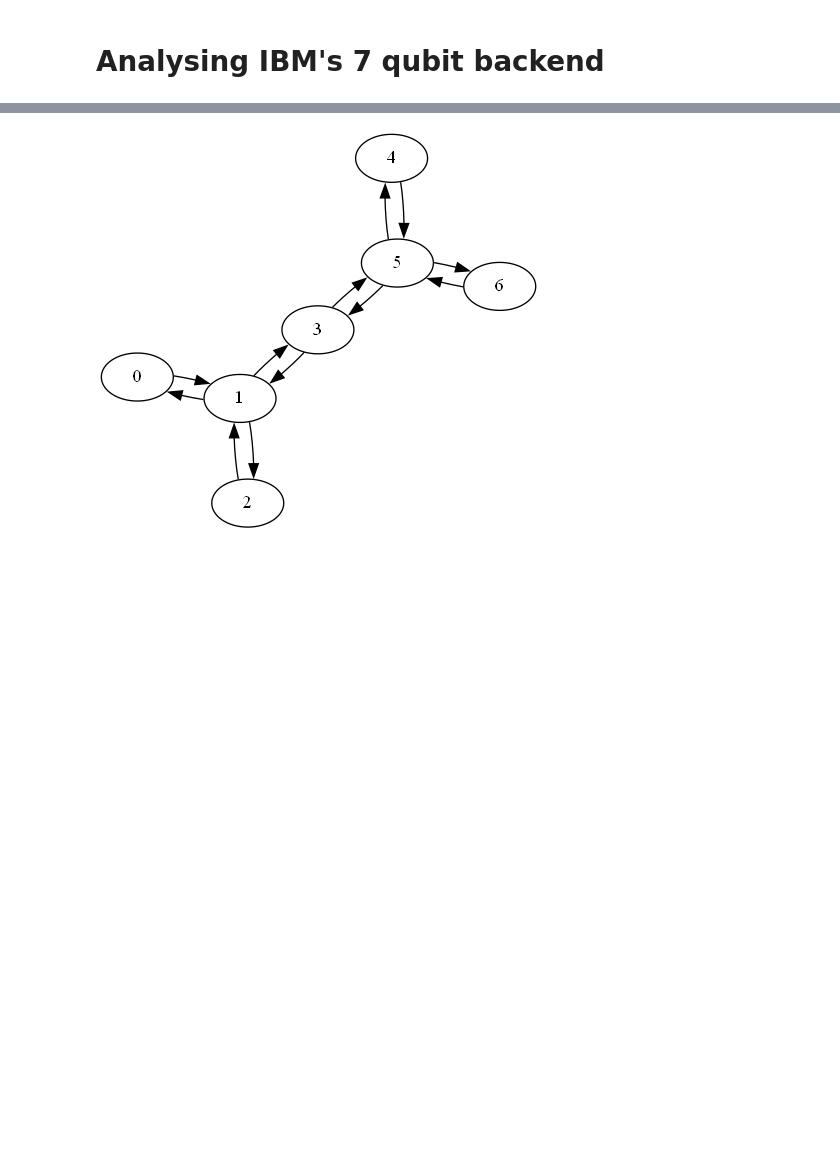
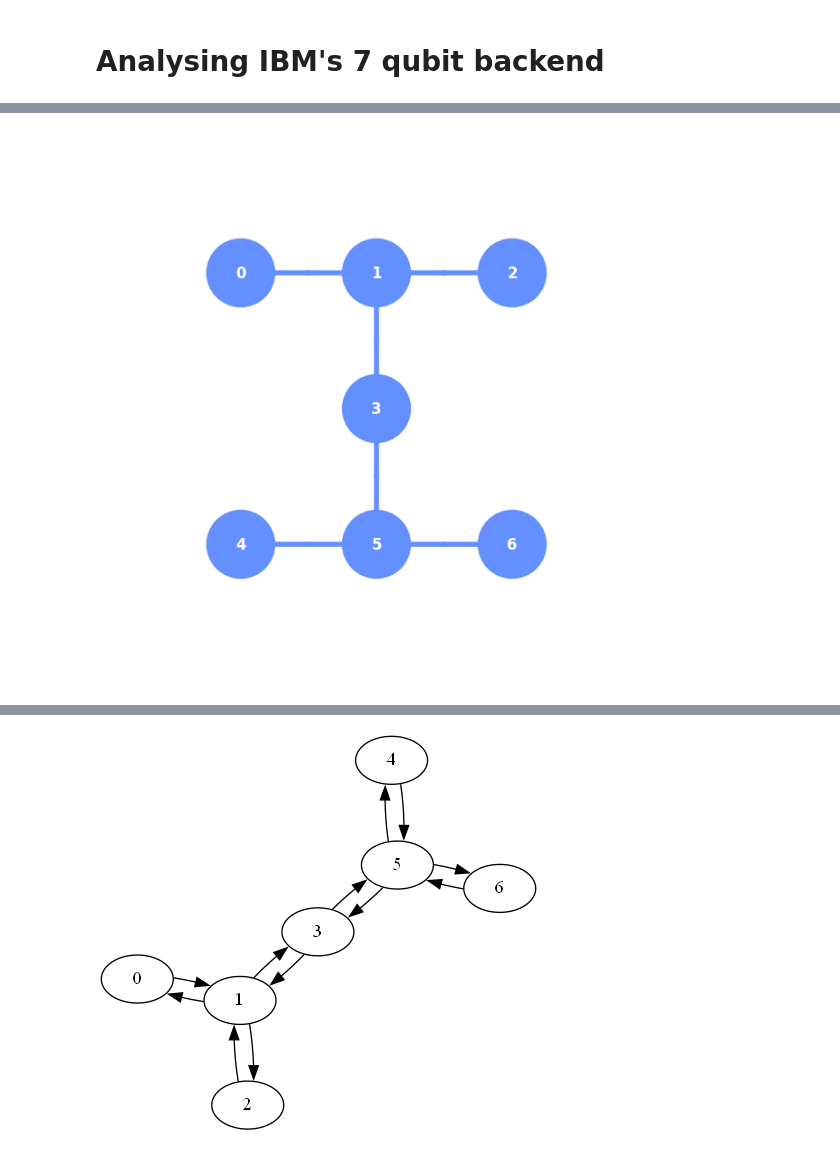
Before and after one commit to thspreetham98/quantum_project, a Jupyter notebook: snooping_v1/one_way_cnots_gap.ipynb, the cells around one changed output, grey strips where cells are left out. Cells and saved outputs as stored; diff of their text form; code cells hidden in the pictures; blank space fills up the shorter version.

```diff
--- a/snooping_v1/one_way_cnots_gap.ipynb
+++ b/snooping_v1/one_way_cnots_gap.ipynb
@@ -9,0 +49,9 @@ backend = provider.get_backend("ibmq_jakarta")
+# %%
+import matplotlib.pyplot as plt
+
+fig, ax = plt.subplots(figsize=(6, 6))
+ax.set_axis_off()
+fig.subplots_adjust(left=0, bottom=0, right=1, top=1)
+plot_gate_map(backend, ax=ax)
+# %% [output]
+[figure, added]
```
Also changed, not shown: parts of 8 cells of this notebook.
